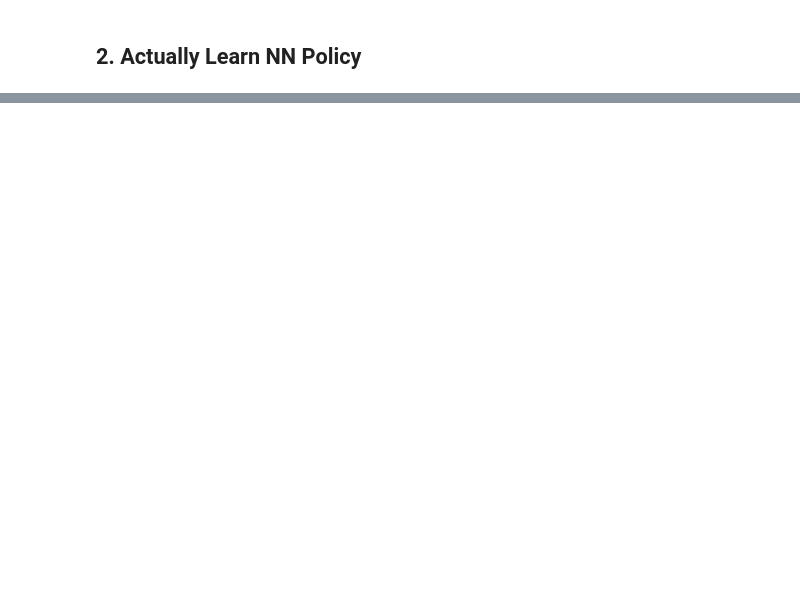
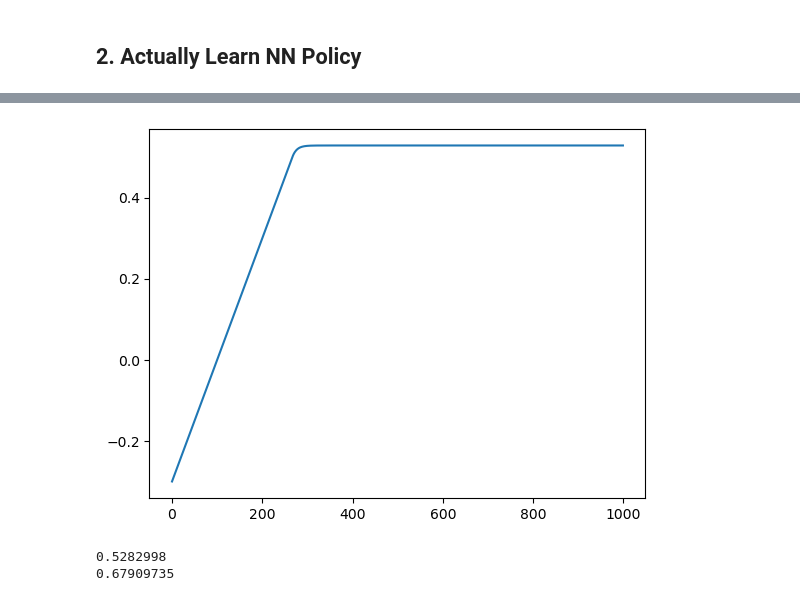
Before and after one commit to kylewang1999/zd_policy, a Jupyter notebook: scripts/main.ipynb, the cells around one changed output, grey strips where cells are left out. Drawn from its saved outputs; the diff is of its cells as text; code cells hidden in the pictures; blank space fills up the shorter version.

Commit message:
just optimize psi works

```diff
--- a/scripts/main.ipynb
+++ b/scripts/main.ipynb
@@ -190,0 +183,30 @@ make_plots(rom, int_out, aux_out, loss_out)
+# %%
+
+
+
+@nnx.jit
+def step_only_margin(m: NNDoubleIntegratorROM):
+
+    def loss_fn(_m: NNDoubleIntegratorROM):
+        z = jnp.array([1.0])  # unused by hinge
+        return jnp.mean(_m.loss_stable_m(z)), None
+    return nnx.value_and_grad(loss_fn, has_aux=True)(m)
+
+
+tx = optax.adam(3e-3)  # simple and known-good while debugging
+opt = nnx.Optimizer(rom, tx, wrt=nnx.Param)
+
+k_vals = []
+for _ in range(1000):
+    (L, _), grads = step_only_margin(rom)
+    opt.update(grads)
+    k_vals.append(rom.nn_psi.kernel.value.squeeze())
+
+plt.plot(k_vals)
+plt.show()
+print(k_vals[-1])
+print(jax.nn.softplus(0.5*rom.cfg_rom.lamv -k_vals[-1]))
+# %% [output]
+[figure, added]
+0.5282998
+0.67909735
```
Also changed, not shown: parts of 6 cells of this notebook, 2 other files.
